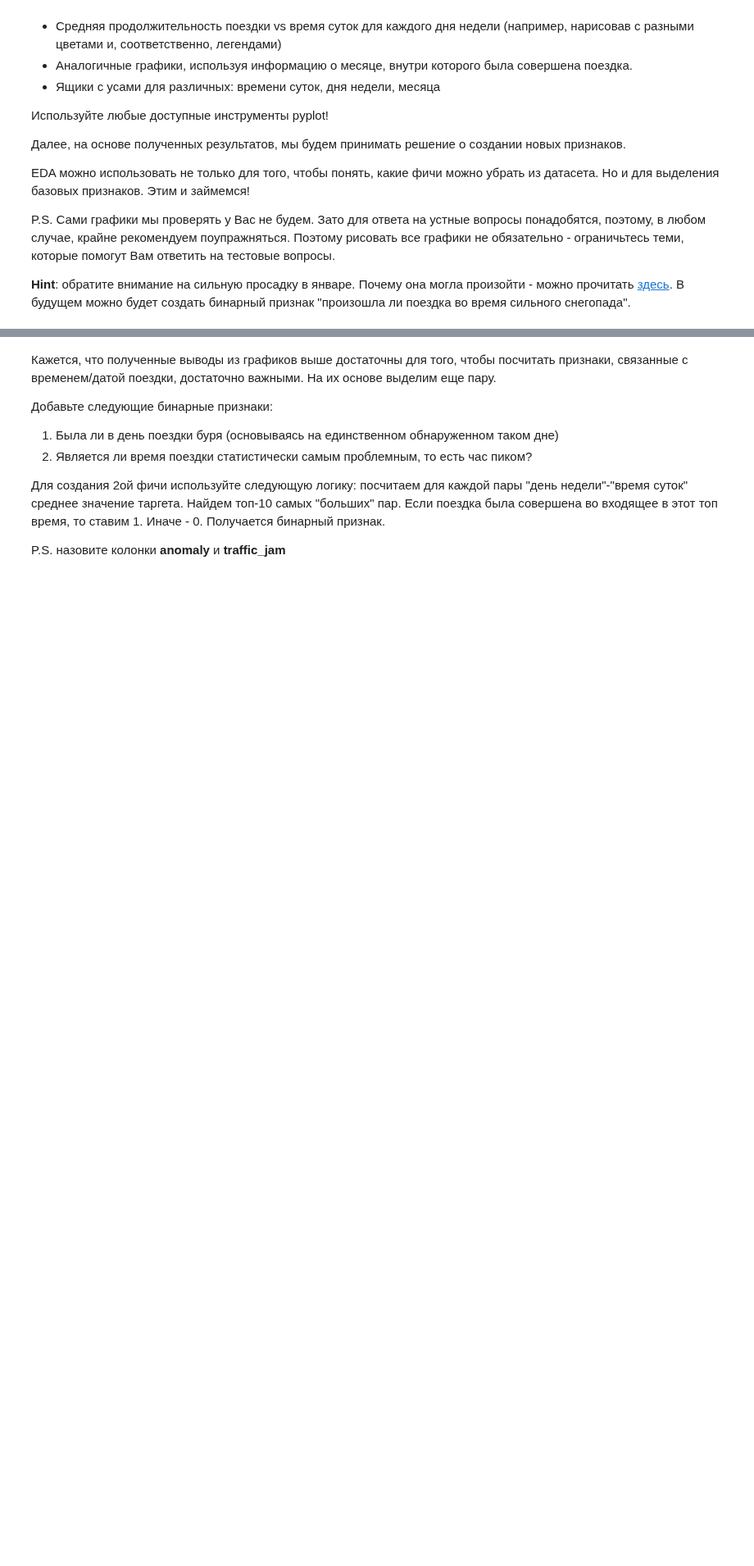
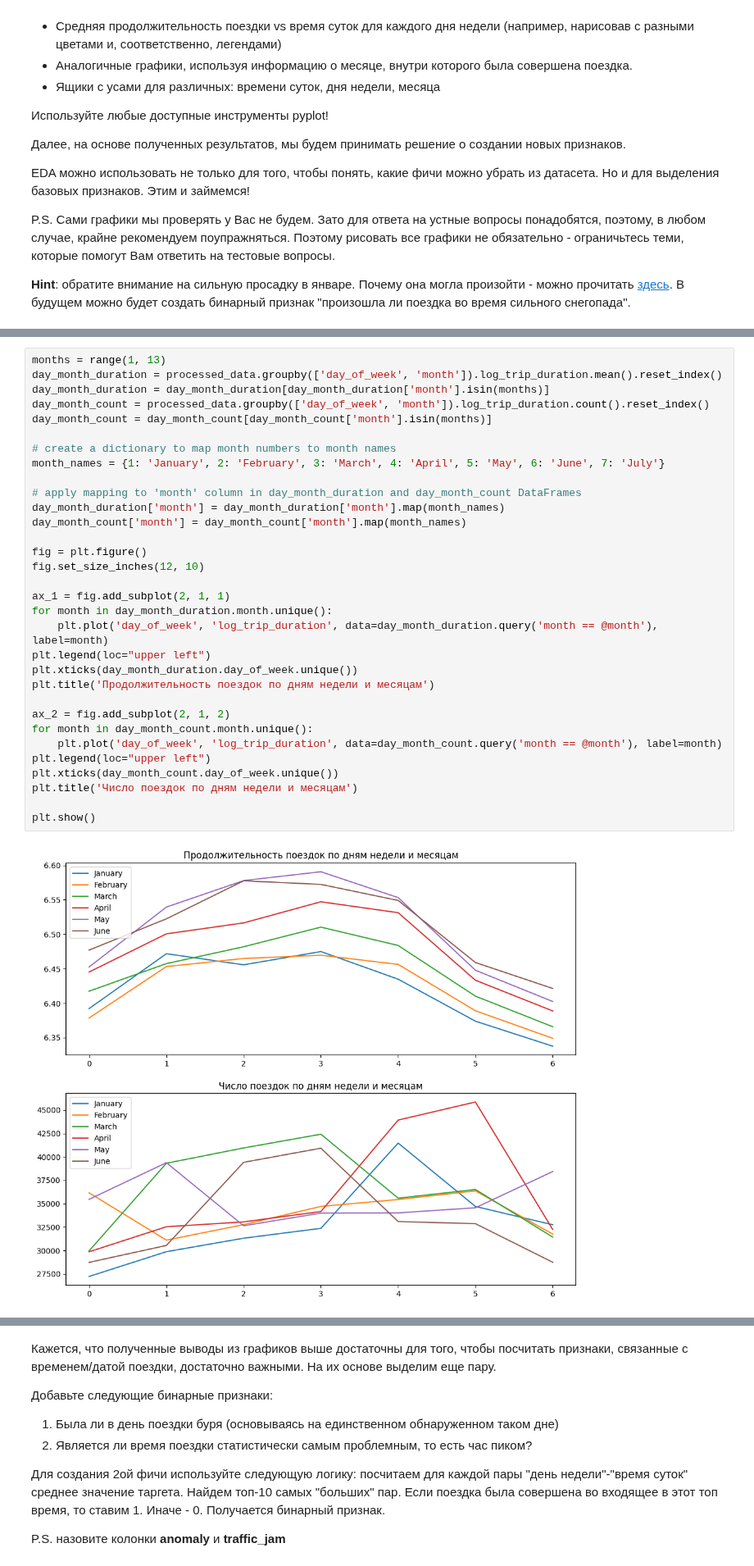
Before and after one commit to Alexey3250/Start_ML, a Jupyter notebook: Machine_learning/7_feauture_selection/HW_7.ipynb, the cells around one changed output, grey strips where cells are left out. Shown at 82% size. Cells and saved outputs as stored; diff of their text form; blank space fills up the shorter version.

```diff
--- a/Machine_learning/7_feauture_selection/HW_7.ipynb
+++ b/Machine_learning/7_feauture_selection/HW_7.ipynb
@@ -127,0 +233,34 @@ P.S. Сами графики мы проверять у Вас не будем.
+# %%
+months = range(1, 13)
+day_month_duration = processed_data.groupby(['day_of_week', 'month']).log_trip_duration.mean().reset_index()
+day_month_duration = day_month_duration[day_month_duration['month'].isin(months)]
+day_month_count = processed_data.groupby(['day_of_week', 'month']).log_trip_duration.count().reset_index()
+day_month_count = day_month_count[day_month_count['month'].isin(months)]
+
+# create a dictionary to map month numbers to month names
+month_names = {1: 'January', 2: 'February', 3: 'March', 4: 'April', 5: 'May', 6: 'June', 7: 'July'}
+
+# apply mapping to 'month' column in day_month_duration and day_month_count DataFrames
+day_month_duration['month'] = day_month_duration['month'].map(month_names)
+day_month_count['month'] = day_month_count['month'].map(month_names)
+
+fig = plt.figure()
+fig.set_size_inches(12, 10)
+
+ax_1 = fig.add_subplot(2, 1, 1)
+for month in day_month_duration.month.unique():
+    plt.plot('day_of_week', 'log_trip_duration', data=day_month_duration.query('month == @month'), label=month)
+plt.legend(loc="upper left")
+plt.xticks(day_month_duration.day_of_week.unique())
+plt.title('Продолжительность поездок по дням недели и месяцам')
+
+ax_2 = fig.add_subplot(2, 1, 2)
+for month in day_month_count.month.unique():
+    plt.plot('day_of_week', 'log_trip_duration', data=day_month_count.query('month == @month'), label=month)
+plt.legend(loc="upper left")
+plt.xticks(day_month_count.day_of_week.unique())
+plt.title('Число поездок по дням недели и месяцам')
+
+plt.show()
+# %% [output]
+[figure, added]
```
Also changed, not shown: parts of 24 cells of this notebook.
